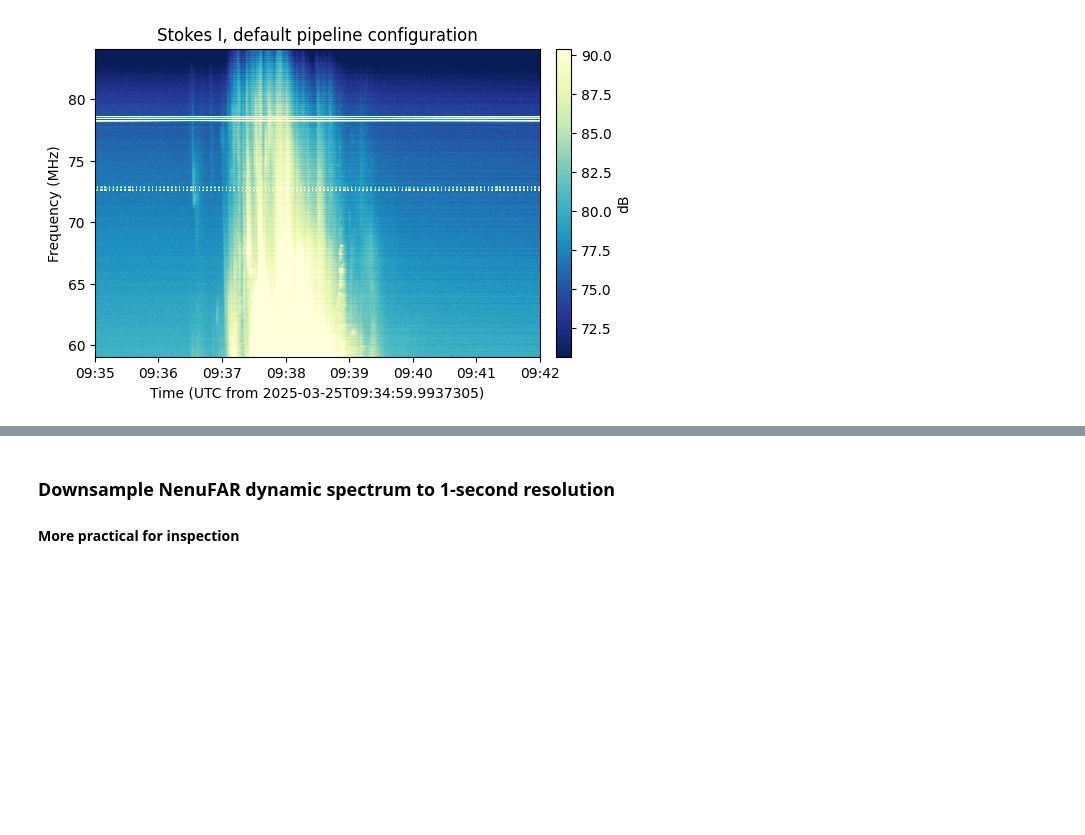
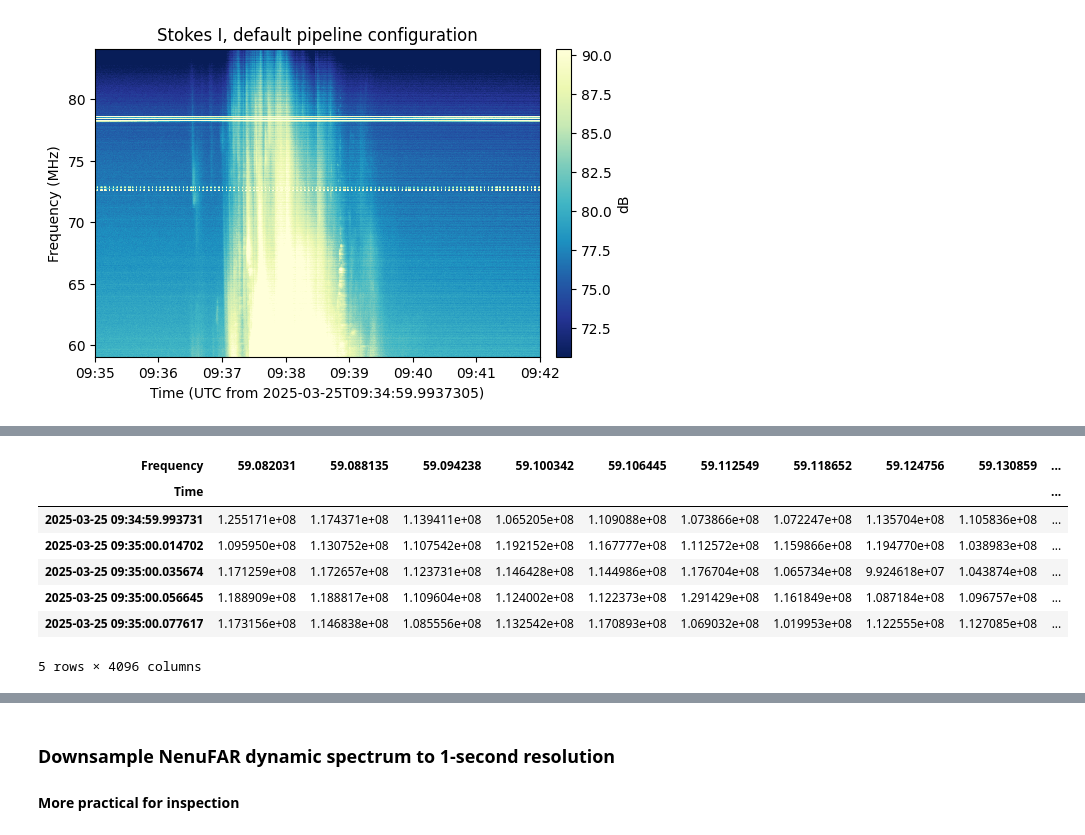
Before and after one commit to MohamedNedal/nenufar_work, a Jupyter notebook: plot_nenufar.ipynb, the cells around one changed output, grey strips where cells are left out. Cells and saved outputs as stored; diff of their text form; code cells hidden in the pictures; blank space fills up the shorter version.

```diff
--- a/plot_nenufar.ipynb
+++ b/plot_nenufar.ipynb
@@ -111,0 +114,14 @@ str(high_times[0]), str(low_times[0])
+# %%
+df_nenufar_high = pd.DataFrame(data=np.squeeze(high_data_i.data), index=high_times, columns=high_data_i.freq.to_value('MHz'))
+df_nenufar_high.index.name   = 'Time'
+df_nenufar_high.columns.name = 'Frequency'
+df_nenufar_high.head()
+# %% [output]
+| Frequency | 59.082031 | 59.088135 | 59.094238 | 59.100342 | 59.106445 | 59.112549 | 59.118652 | 59.124756 | 59.130859 | ... |
+| Time |  |  |  |  |  |  |  |  |  | ... |
+| 2025-03-25 09:34:59.993731 | 1.255171e+08 | 1.174371e+08 | 1.139411e+08 | 1.065205e+08 | 1.109088e+08 | 1.073866e+08 | 1.072247e+08 | 1.135704e+08 | 1.105836e+08 | ... |
+| 2025-03-25 09:35:00.014702 | 1.095950e+08 | 1.130752e+08 | 1.107542e+08 | 1.192152e+08 | 1.167777e+08 | 1.112572e+08 | 1.159866e+08 | 1.194770e+08 | 1.038983e+08 | ... |
+| 2025-03-25 09:35:00.035674 | 1.171259e+08 | 1.172657e+08 | 1.123731e+08 | 1.146428e+08 | 1.144986e+08 | 1.176704e+08 | 1.065734e+08 | 9.924618e+07 | 1.043874e+08 | ... |
+| 2025-03-25 09:35:00.056645 | 1.188909e+08 | 1.188817e+08 | 1.109604e+08 | 1.124002e+08 | 1.122373e+08 | 1.291429e+08 | 1.161849e+08 | 1.087184e+08 | 1.096757e+08 | ... |
+| 2025-03-25 09:35:00.077617 | 1.173156e+08 | 1.146838e+08 | 1.085556e+08 | 1.132542e+08 | 1.170893e+08 | 1.069032e+08 | 1.019953e+08 | 1.122555e+08 | 1.127085e+08 | ... |
+5 rows × 4096 columns
```
Also changed, not shown: parts of 13 cells of this notebook.
